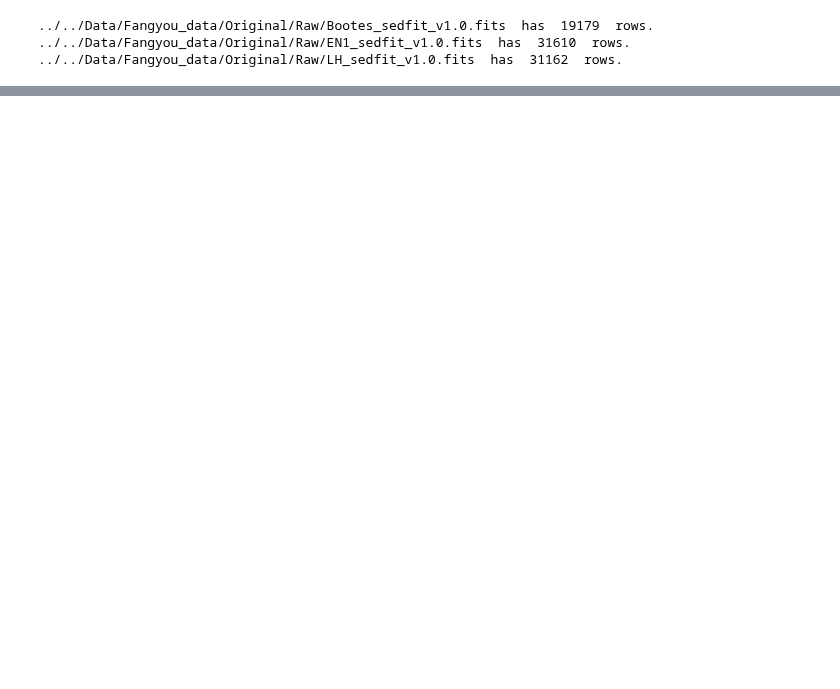
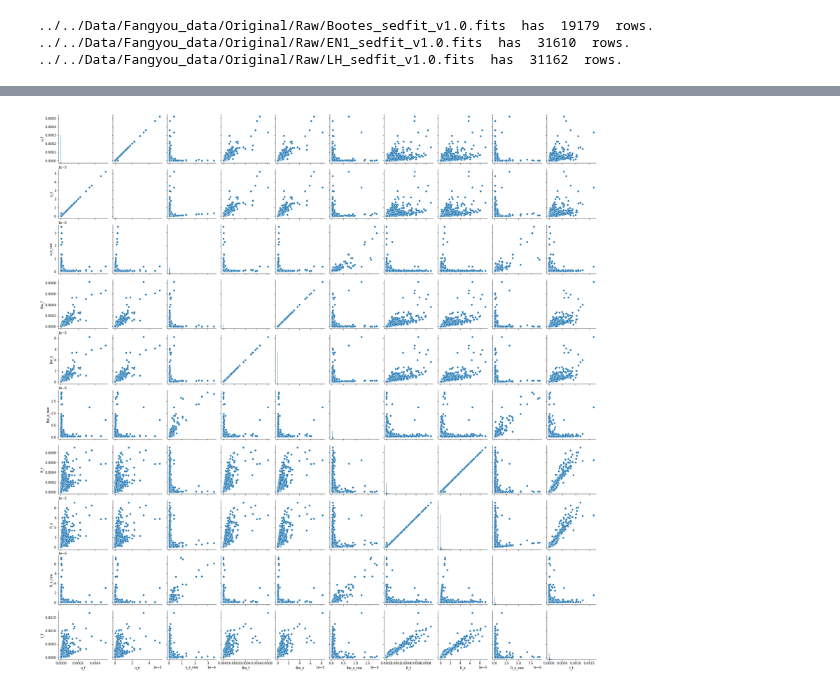
Before and after one commit to jespertjee/LOFAR_ML, a Jupyter notebook: General/Fangyou/Data_Analysis.ipynb, the cells around one changed output, grey strips where cells are left out. Cells and saved outputs as stored; diff of their text form; code cells hidden in the pictures; blank space fills up the shorter version.

```diff
--- a/General/Fangyou/Data_Analysis.ipynb
+++ b/General/Fangyou/Data_Analysis.ipynb
@@ -53,0 +148,7 @@ SPIRE_500_e_raw       718
+# %%
+sns.pairplot(data[0].iloc[:, 15:25])
+plt.show()
+#fig = swarm_plot.get_figure()
+#fig.savefig("./Output/Bootes_pairplot.pdf")
+# %% [output]
+[figure, added]
```
Also changed, not shown: parts of 11 cells of this notebook, 2 other files.
